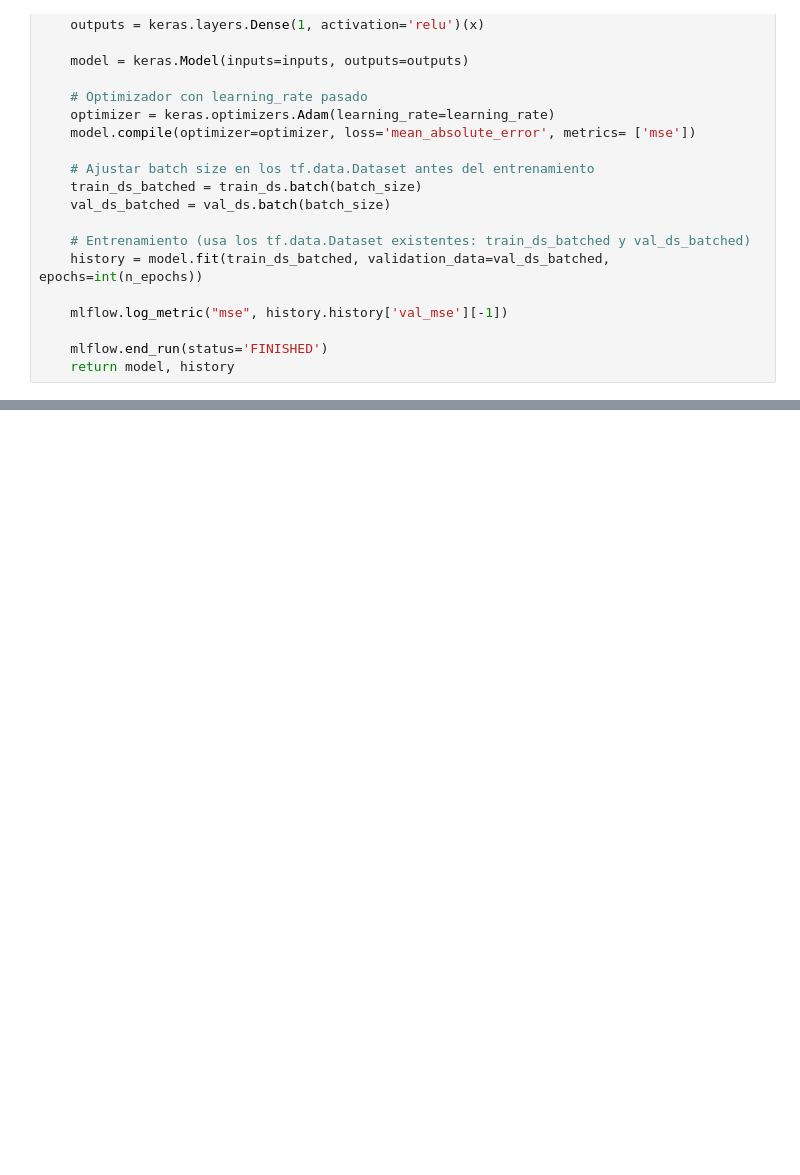
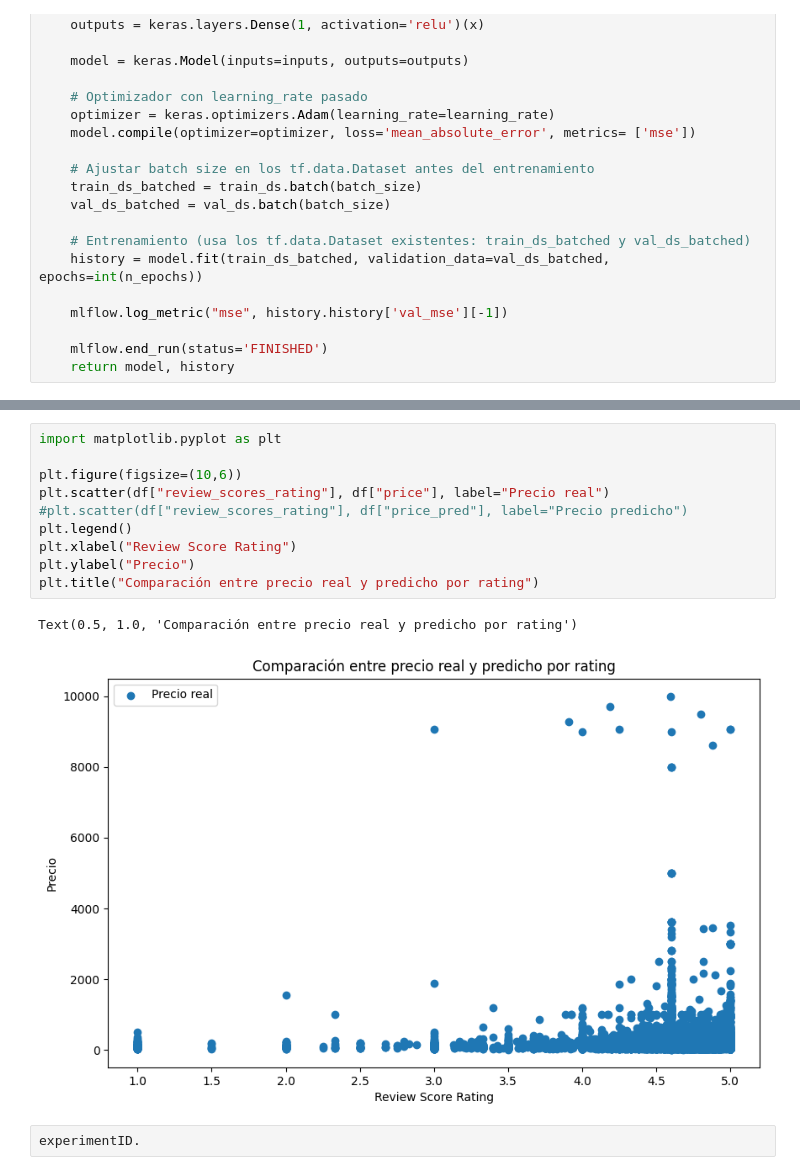
Before and after one commit to OttaVonBismarck/proyecto_2_actd, a Jupyter notebook: modelosproyecto2.ipynb, the cells around one changed output, grey strips where cells are left out. Cells and saved outputs as stored; diff of their text form; blank space fills up the shorter version.

```diff
--- a/modelosproyecto2.ipynb
+++ b/modelosproyecto2.ipynb
@@ -375,0 +378,15 @@ MLflow Run completed with run_id <keras.src.callbacks.history.History object at
+# %%
+import matplotlib.pyplot as plt
+
+plt.figure(figsize=(10,6))
+plt.scatter(df["review_scores_rating"], df["price"], label="Precio real")
+#plt.scatter(df["review_scores_rating"], df["price_pred"], label="Precio predicho")
+plt.legend()
+plt.xlabel("Review Score Rating")
+plt.ylabel("Precio")
+plt.title("Comparación entre precio real y predicho por rating")
+# %% [output]
+Text(0.5, 1.0, 'Comparación entre precio real y predicho por rating')
+[figure, added]
+# %%
+experimentID.
```
Also changed, not shown: parts of 7 cells of this notebook.
